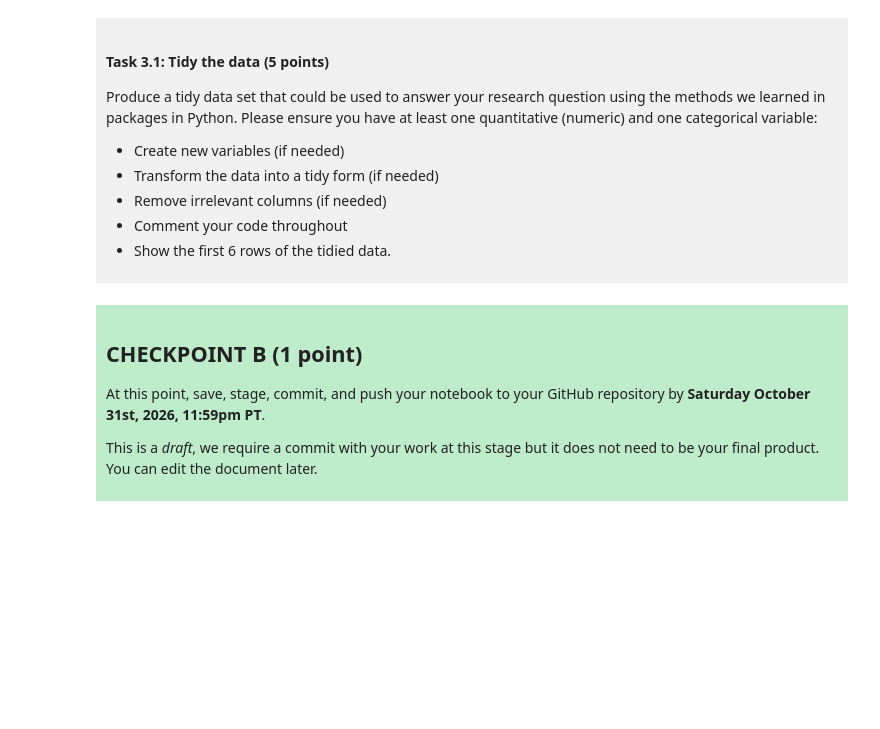
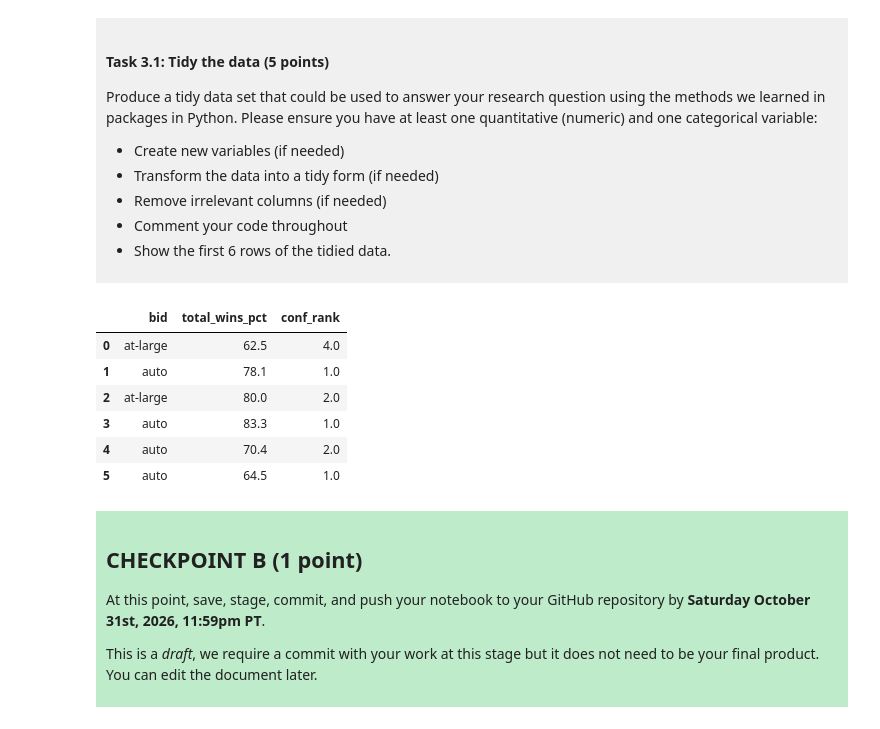
Before and after one commit to arshiamemarian/dsci-100-project-Arshia_Memarian, a Jupyter notebook: dsci-100-project-notebook.ipynb, the cells around one changed output. Cells and saved outputs as stored; diff of their text form; code cells hidden in the pictures; blank space fills up the shorter version.

```diff
--- a/dsci-100-project-notebook.ipynb
+++ b/dsci-100-project-notebook.ipynb
@@ -188,6 +199,23 @@ Produce a tidy data set that could be used to answer your research question usin
 </div>
 # %%
 ### EDIT THIS CODE CELL ###
+# Selects only the columns needed for the research question(bid, total win percentage, conf rank)
+tidied_wmm_col = wmm_data[['bid','total_wins_pct','conf_rank']]
+
+# drops the rows with NaN values
+tidied_wmm_na = tidied_wmm_col.dropna()
+
+# reset index
+tidied_wmm = tidied_wmm_na.reset_index(drop = True)
+tidied_wmm.head(6)
+# %% [output]
+|  | bid | total_wins_pct | conf_rank |
+| 0 | at-large | 62.5 | 4.0 |
+| 1 | auto | 78.1 | 1.0 |
+| 2 | at-large | 80.0 | 2.0 |
+| 3 | auto | 83.3 | 1.0 |
+| 4 | auto | 70.4 | 2.0 |
+| 5 | auto | 64.5 | 1.0 |
 # %% [markdown]
 <div style="background-color: #beebca; padding: 10px;">
 
```
Also changed, not shown: parts of 4 cells of this notebook.
